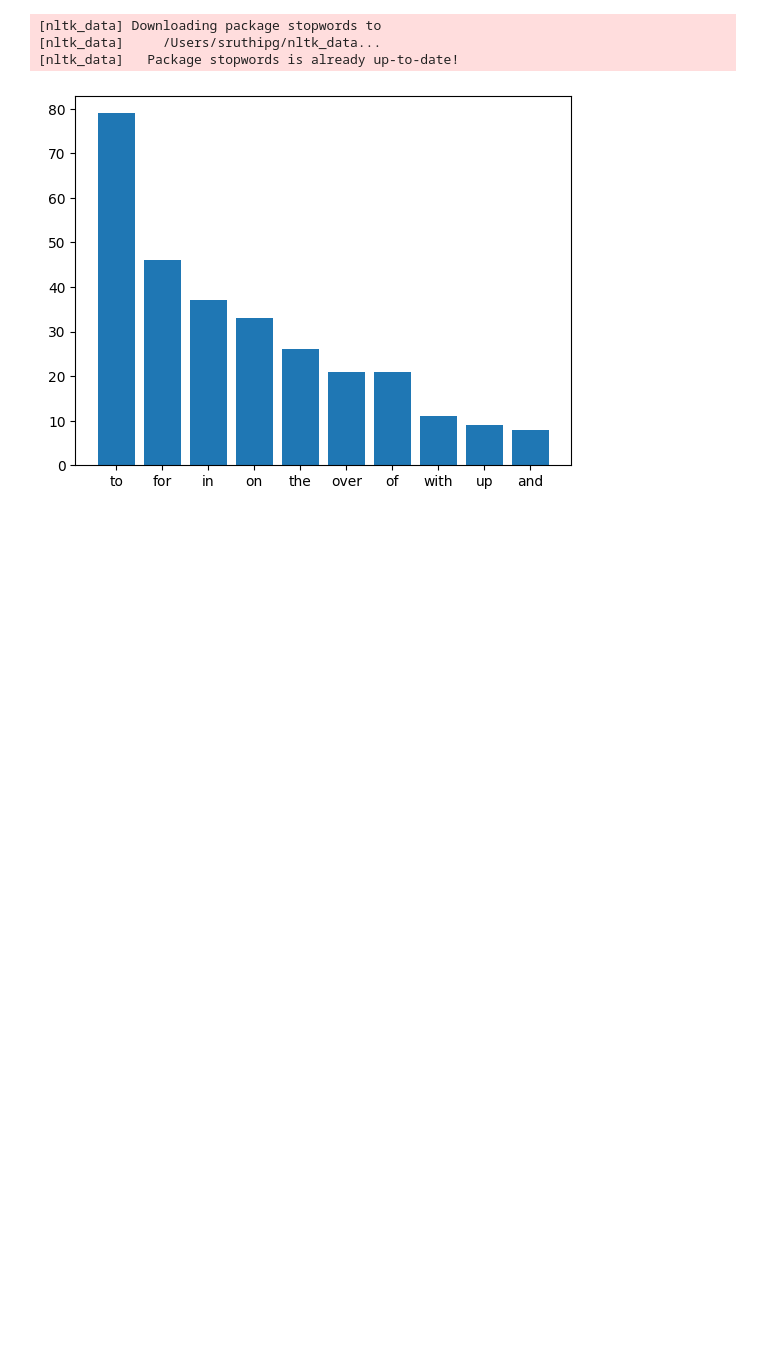
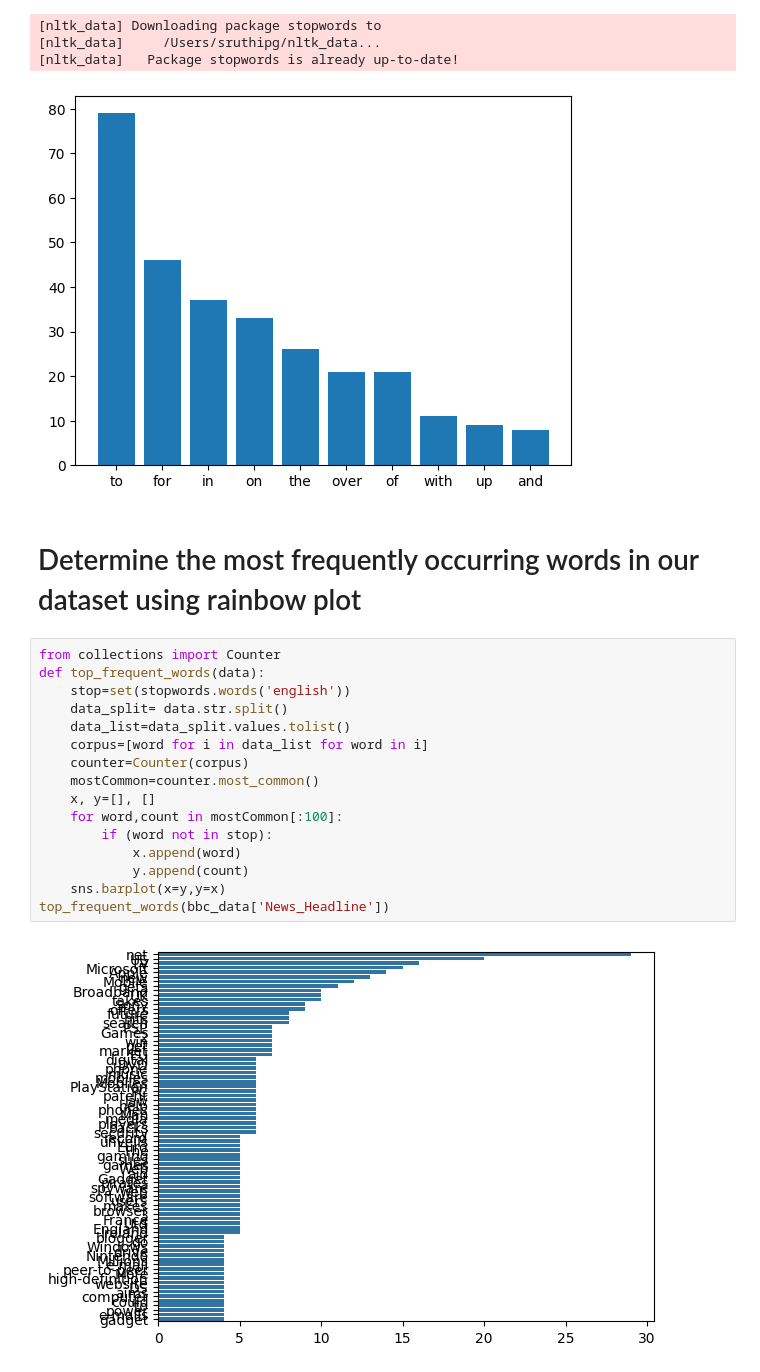
Before and after one commit to sruthipg/YTDataAnalytics, a Jupyter notebook: bbc_news_classifier.ipynb, the cells around one changed output. Saved outputs shown, nothing was run; the diff lists cells and outputs as text; blank space fills up the shorter version.

Commit message:
Visualized the words by removing the stopwords

```diff
--- a/bbc_news_classifier.ipynb
+++ b/bbc_news_classifier.ipynb
@@ -68,3 +68,23 @@ plot_stopwords(bbc_data['News_Headline'])
 [nltk_data]     /Users/sruthipg/nltk_data...
 [nltk_data]   Package stopwords is already up-to-date!
 [figure]
+# %% [markdown]
+# Determine the most frequently occurring words in our dataset using rainbow plot
+# %%
+from collections import Counter
+def top_frequent_words(data):
+    stop=set(stopwords.words('english'))
+    data_split= data.str.split()
+    data_list=data_split.values.tolist()
+    corpus=[word for i in data_list for word in i]
+    counter=Counter(corpus)
+    mostCommon=counter.most_common()
+    x, y=[], []
+    for word,count in mostCommon[:100]:
+        if (word not in stop):
+            x.append(word)
+            y.append(count)
+    sns.barplot(x=y,y=x)
+top_frequent_words(bbc_data['News_Headline'])
+# %% [output]
+[figure, added]
```
Also changed, not shown: parts of 4 cells of this notebook.
